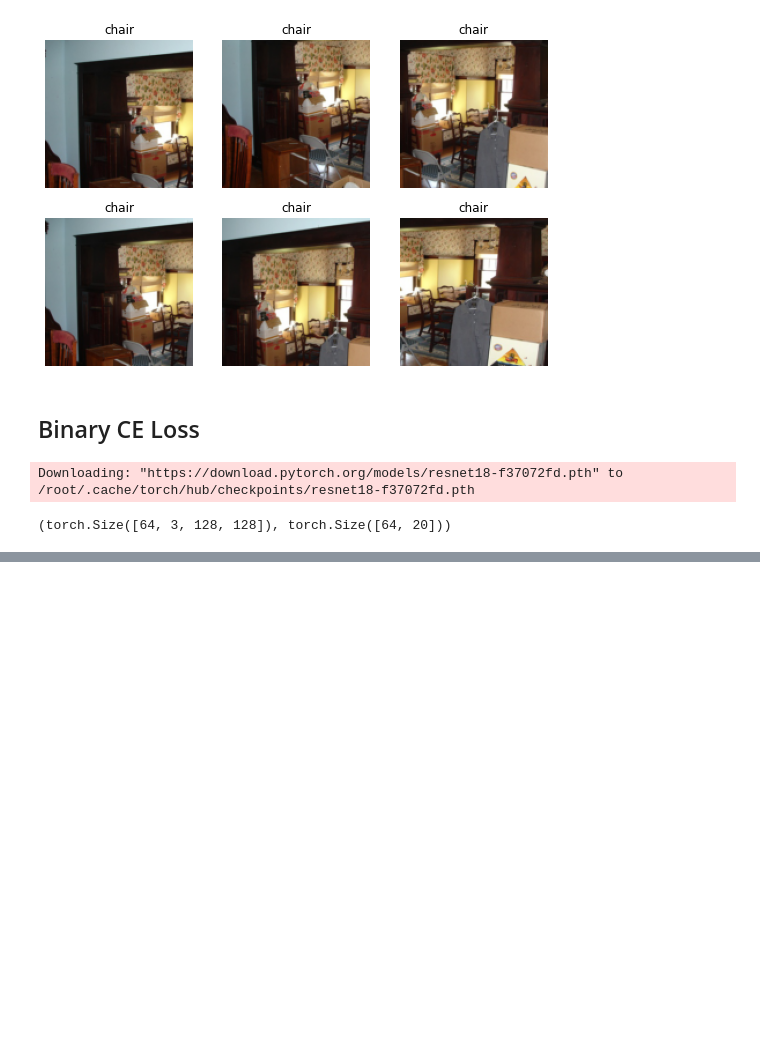
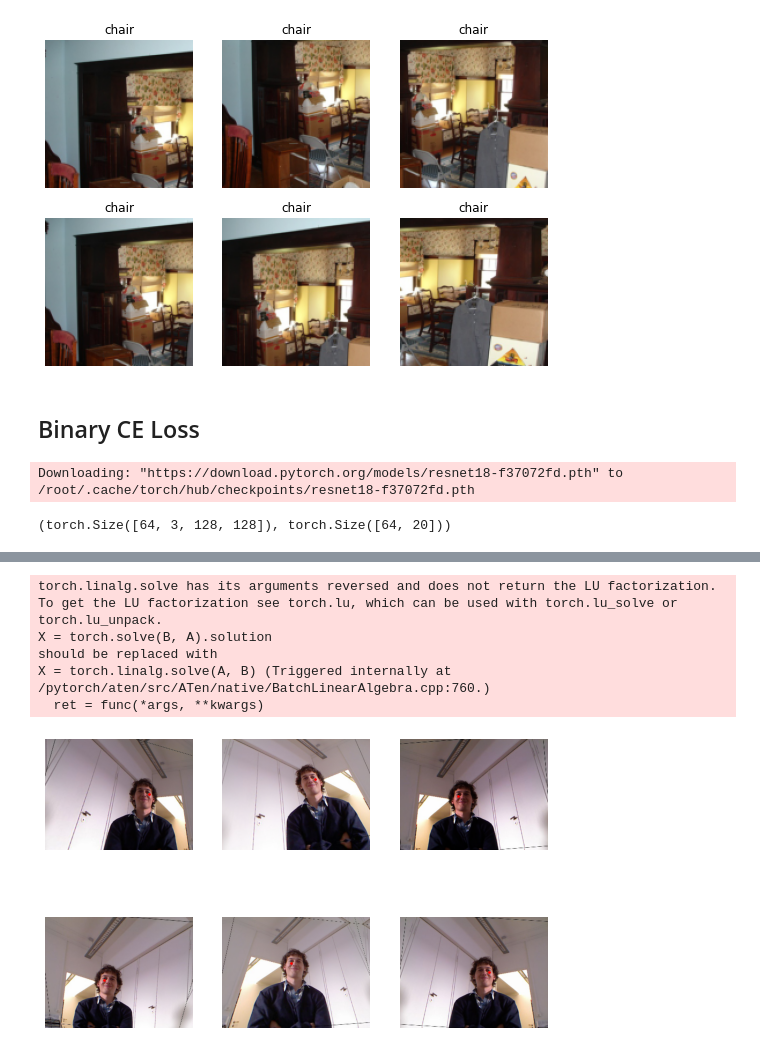
Before and after one commit to Nick-palmar/fast_book, a Jupyter notebook: 06_other_cv_redos.ipynb, the cells around one changed output, grey strips where cells are left out. Saved outputs shown, nothing was run; the diff lists cells and outputs as text; code cells hidden in the pictures; blank space fills up the shorter version.

```diff
--- a/06_other_cv_redos.ipynb
+++ b/06_other_cv_redos.ipynb
@@ -140,0 +208,20 @@ plt.plot(poss_thresh, accs)
+# %%
+# create a dataloader
+biwi = DataBlock(
+    blocks=(ImageBlock, PointBlock),
+    get_items = get_image_files,
+    get_y = get_ctr,
+    splitter=FuncSplitter(lambda im_path: im_path.parent.name == '13'),
+    batch_tfms=aug_transforms(size=(240, 320))
+)
+
+dls = biwi.dataloaders(path)
+dls.show_batch(max_n = 6, unique=True)
+# %% [output]
+torch.linalg.solve has its arguments reversed and does not return the LU factorization.
+To get the LU factorization see torch.lu, which can be used with torch.lu_solve or torch.lu_unpack.
+X = torch.solve(B, A).solution
+should be replaced with
+X = torch.linalg.solve(A, B) (Triggered internally at  /pytorch/aten/src/ATen/native/BatchLinearAlgebra.cpp:760.)
+  ret = func(*args, **kwargs)
+[figure, added]
```
Also changed, not shown: parts of 25 cells of this notebook.
